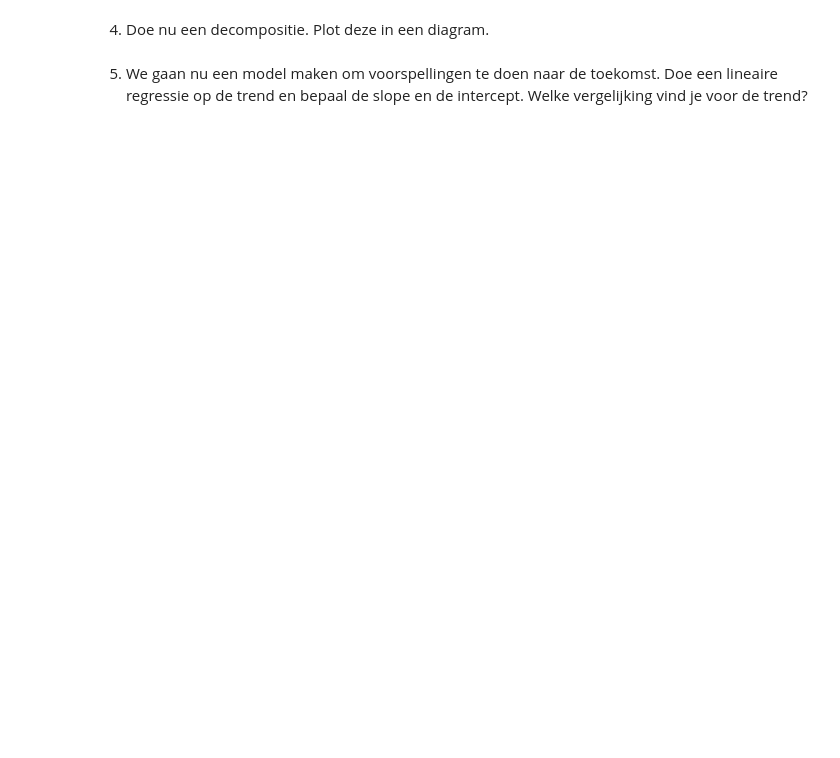
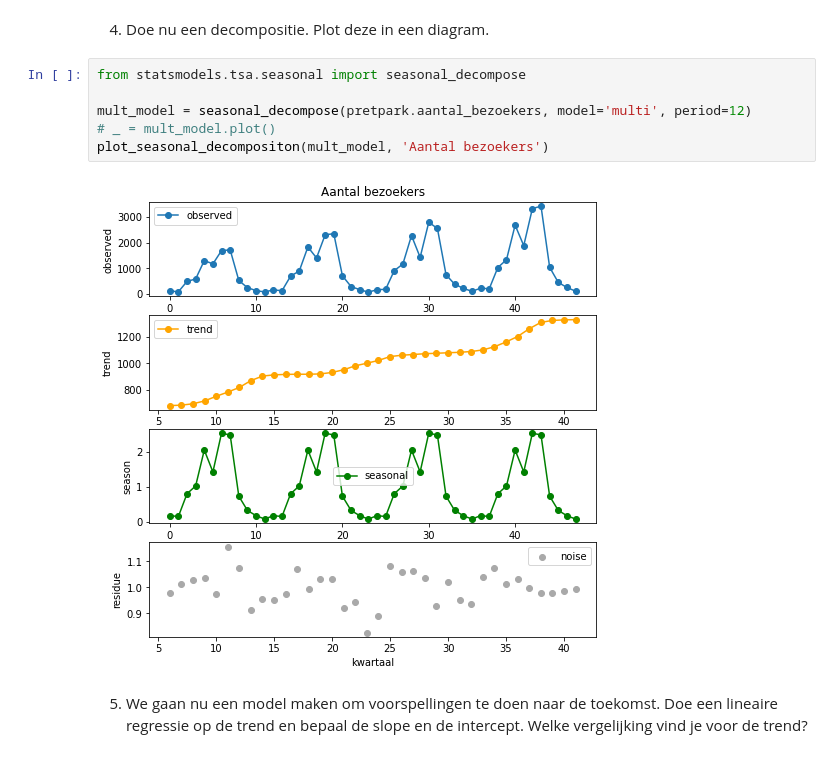
Before and after one commit to EliasDeHondt/DataScience1, a Jupyter notebook: W20P4/2 Pretpark - Oplossingen.ipynb, the cells around one changed output. Cells and saved outputs as stored; diff of their text form; blank space fills up the shorter version.

```diff
--- a/W20P4/2 Pretpark - Oplossingen.ipynb
+++ b/W20P4/2 Pretpark - Oplossingen.ipynb
@@ -10,4 +35,12 @@ Een pretpark wil kunnen voorspellen hoeveel bezoekers er zullen komen in een bep
 # %% [markdown]
 4.	Doe nu een decompositie.  Plot deze in een diagram.
+# %%
+from statsmodels.tsa.seasonal import seasonal_decompose
+
+mult_model = seasonal_decompose(pretpark.aantal_bezoekers, model='multi', period=12)
+# _ = mult_model.plot()
+plot_seasonal_decompositon(mult_model, 'Aantal bezoekers')
+# %% [output]
+[figure, added]
 # %% [markdown]
 5.	We gaan nu een model maken om voorspellingen te doen naar de toekomst. Doe een lineaire regressie op de trend en bepaal de slope en de intercept. Welke vergelijking vind je voor de trend?
```
Also changed, not shown: parts of 8 cells of this notebook, 2 other files.
